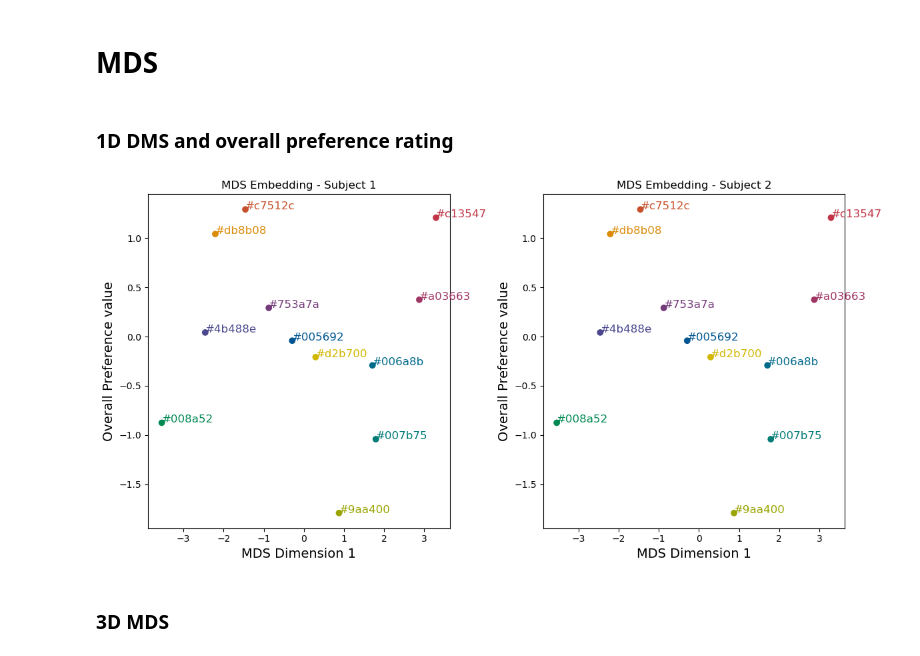
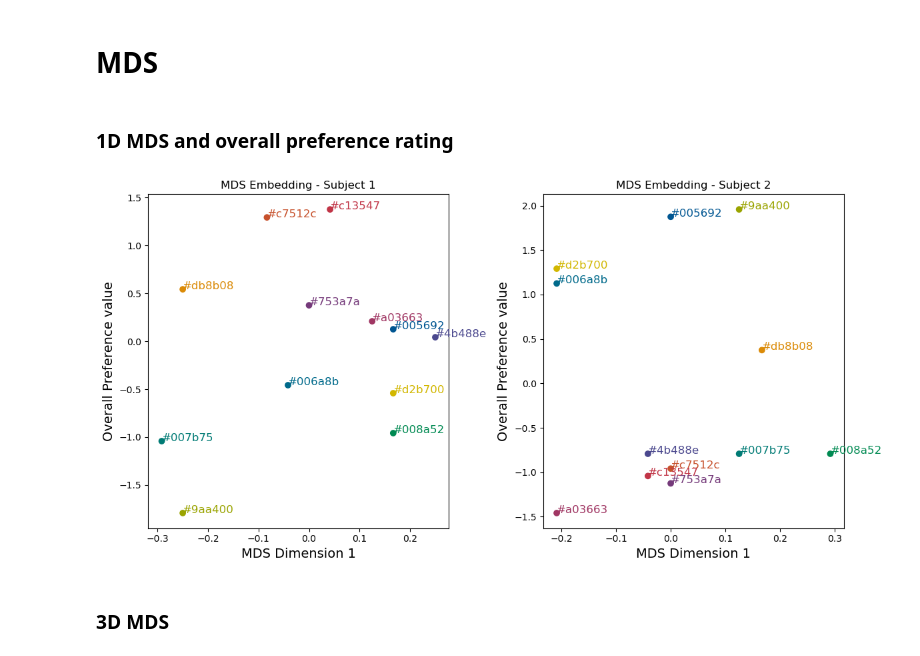
Before and after one commit to MtKana/GWOT_colorprefrencequalia, a Jupyter notebook: GWOT_2024_9.ipynb, the cells around one changed output. Drawn from its saved outputs; the diff is of its cells as text; code cells hidden in the pictures.

```diff
--- a/GWOT_2024_9.ipynb
+++ b/GWOT_2024_9.ipynb
@@ -272,7 +272,7 @@ for c1, c2, tp in zip(colour1_1, colour2_1, target_preference_1):
     matrix_1[I, j] = tp
 
 # Load the second CSV file
-df_PM2 = pd.read_csv('raw_data/color_preference_qualia/239485_mike_kana_colourPreferenceQualia_2024-09-26_10h56.02.764.csv')
+df_PM2 = pd.read_csv('raw_data/color_preference_qualia/721430_angus_kana_colourPreferenceQualia_2024-09-25_11h22.04.672.csv')
 
 # Extract columns
 colour1_2 = df_PM2['colour1']
@@ -403,14 +376,9 @@ value_mapped_as_1_df = pd.DataFrame(value_mapped_as_1, index=unique_colours, col
 # %%
 # Apply the transformation rule to the entire matrix
-value_mapped_as_2 = np.vectorize(transform_value)(matrix_2)
+value_mapped_sym_2 = np.vectorize(transform_value)(sym_matrix_2)
 
 # Set the diagonal elements to zero
-np.fill_diagonal(value_mapped_as_2, 0)
-
-# Set the lower triangular part of the matrix to the negative of the upper triangular part
-for i in range(matrix_size):
-    for j in range(i+1, matrix_size):
-        value_mapped_as_2[j, i] = -value_mapped_as_2[i, j]
+np.fill_diagonal(value_mapped_sym_2, 0)
 
 # Convert to DataFrame for better readability
-value_mapped_as_2_df = pd.DataFrame(value_mapped_as_2, index=unique_colours, columns=unique_colours)
+value_mapped_sym_2_df = pd.DataFrame(value_mapped_sym_2, index=unique_colours, columns=unique_colours)
@@ -423,33 +385,3 @@ show_heatmaps(-3.5, 3.5, matrices=[value_mapped_as_1, value_mapped_as_2], titles
-# %%
-# Calculate the transpose of the matrix
-matrix_1_transpose = matrix_1.T
-
-# Sum the original matrix and its transpose
-matrix_sum_1 = matrix_1 + matrix_1_transpose
-
-# Apply the transformation rule to the entire matrix
-value_mapped_sym_1 = np.vectorize(transform_value)(matrix_sum_1)
-
-# Set the diagonal elements to zero
-np.fill_diagonal(value_mapped_sym_1, 0)
-
-# Convert to DataFrame for better readability
-value_mapped_sym_1_df = pd.DataFrame(value_mapped_sym_1, index=unique_colours, columns=unique_colours)
-# %%
-# Calculate the transpose of the matrix
-matrix_2_transpose = matrix_2.T
-
-# Sum the original matrix and its transpose
-matrix_sum_2 = matrix_2 + matrix_2_transpose
-
-# Apply the transformation rule to the entire matrix
-value_mapped_sym_2 = np.vectorize(transform_value)(matrix_sum_2)
-
-# Set the diagonal elements to zero
-np.fill_diagonal(value_mapped_sym_2, 0)
-
-# Convert to DataFrame for better readability
-value_mapped_sym_2_df = pd.DataFrame(value_mapped_sym_2, index=unique_colours, columns=unique_colours)
 # %%
 show_heatmaps(-3.5, 3.5, matrices=[value_mapped_sym_1, value_mapped_sym_2], titles=['Subject 1', 'Subject 2'], cbar_label="preference", color_labels=unique_colours)
 # %% [output]
@@ -457,7 +389,7 @@ show_heatmaps(-3.5, 3.5, matrices=[value_mapped_sym_1, value_mapped_sym_2], titl
 # %% [markdown]
 # MDS
 # %% [markdown]
-### 1D DMS and overall preference rating
+### 1D MDS and overall preference rating
 # %%
 def plot_1DMDS_overallPreference(matrix_transformed_1, matrix_transformed_2, matrix_transformed_1_as, matrix_transformed_2_as, unique_colours):
     embeddings = []
@@ -498,9 +430,9 @@ def plot_1DMDS_overallPreference(matrix_transformed_1, matrix_transformed_2, mat
     plt.tight_layout()
     plt.show()
 # %%
-plot_1DMDS_overallPreference(value_mapped_sym_1, value_mapped_sym_2, value_mapped_as_1, value_mapped_as_2, unique_colours)
+plot_1DMDS_overallPreference(value_mapped_sym_1, value_mapped_sym_2, value_mapped_raw_1, value_mapped_raw_2, unique_colours)
 # %% [output]
-[figure, old version]
+[figure, new version]
 # %% [markdown]
 ### 3D MDS
 # %%
```
Also changed, not shown: parts of 32 cells of this notebook.
